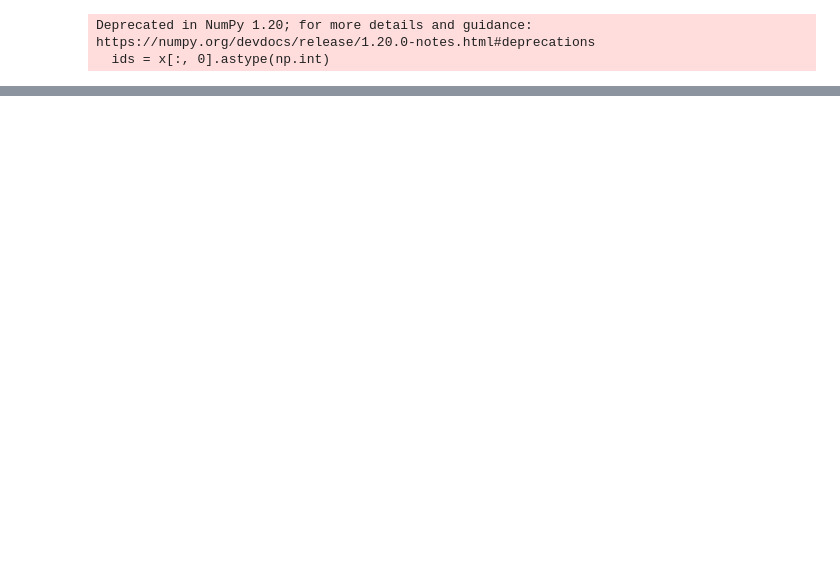
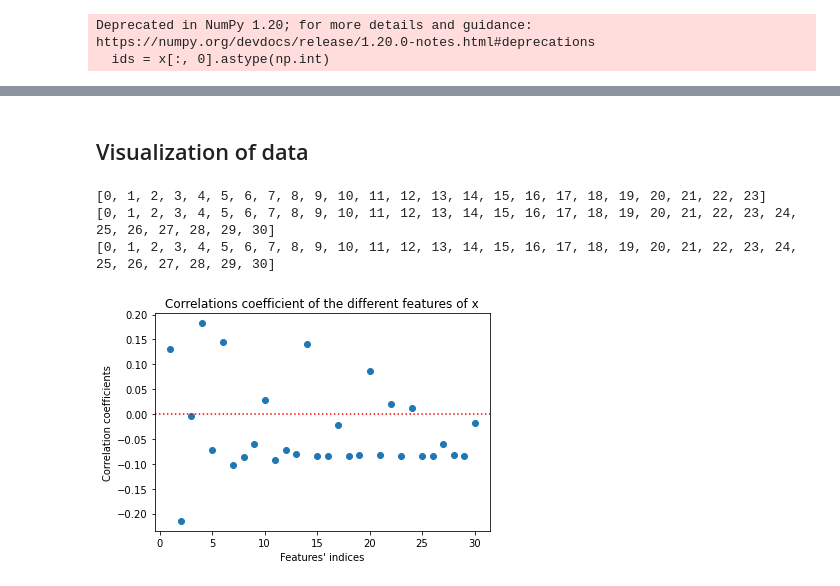
Before and after one commit to AntoineBoyerGabarra/ML_2022, a Jupyter notebook: run.ipynb, the cells around one changed output, grey strips where cells are left out. Drawn from its saved outputs; the diff is of its cells as text; code cells hidden in the pictures; blank space fills up the shorter version.

```diff
--- a/run.ipynb
+++ b/run.ipynb
@@ -96,6 +345,6 @@ print(x)
 # %%
-train_data = load_csv_data('train.csv', sub_sample=True)
-#test_data = load_csv_data('test.csv', sub_sample=False)
+train_data = load_csv_data('train.csv', sub_sample=False) #load the training data
+test_data = load_csv_data('test.csv', sub_sample=False) #load the testing data
 # %% [output]
 Deprecated in NumPy 1.20; for more details and guidance: https://numpy.org/devdocs/release/1.20.0-notes.html#deprecations
   ids = x[:, 0].astype(np.int)
@@ -196,0 +351,2 @@ y_clean = y
+# %%
+y = train_data[0]
@@ -197 +529,10 @@ y_clean = y
+# %%
+#simple test on training data
+test = 0
+
+for i in range(len(pred4V)):
+        if(pred4V[i] != np.array(train_data[0])[i]):
+            test += 1
+
+print(test)
 # %%
@@ -381,0 +591,47 @@ print("test 8 : " + str(1 - test/len(predi_t8)))
+# %% [markdown]
+## Visualization of data
+# %%
+#plot the correlation values betweeny and each feature against the ids of the features
+def corrplot(ind, corr):
+    plt.scatter(ind, corr, )
+    plt.axhline(0, c='r', ls=':')
+    plt.title("Correlations coefficient of the different features of x")
+    plt.ylabel("Correlation coefficients")
+    plt.xlabel("Features' indices")
+    plt.savefig('Corrplot.png', dpi=300, bbox_inches='tight')
+
+#compute the correlation coeffincients between y and each of the features of x
+corr0 = []
+corr1 = []
+corr2 = []
+corr3 = []
+for i in range(len(tx0[1])):
+    feat0 = extract(tx0,i)
+    corr0.append(np.corrcoef(y0,feat0)[0,1])
+for i in range(len(tx1[1])):
+    feat1 = extract(tx1,i)
+    corr1.append(np.corrcoef(y1,feat1)[0,1])
+for i in range(len(tx2[1])):
+    feat2 = extract(tx2,i)
+    corr2.append(np.corrcoef(y2,feat2)[0,1])
+for i in range(len(tx3[1])):
+    feat3 = extract(tx3,i)
+    corr3.append(np.corrcoef(y3,feat3)[0,1])
+
+#get an array corresponding to the indices of each feature
+def listFrom1toN(n):
+    return list(range(0,n))
+ind0 = listFrom1toN(len(tx0[1]))
+ind1 = listFrom1toN(len(tx1[1]))
+ind2 = listFrom1toN(len(tx2[1]))
+ind3 = listFrom1toN(len(tx3[1]))
+
+#corrplot(ind0, corr0)
+#corrplot(ind1, corr1)
+#corrplot(ind2, corr2)
+corrplot(ind3, corr3)
+# %% [output]
+[0, 1, 2, 3, 4, 5, 6, 7, 8, 9, 10, 11, 12, 13, 14, 15, 16, 17, 18, 19, 20, 21, 22, 23]
+[0, 1, 2, 3, 4, 5, 6, 7, 8, 9, 10, 11, 12, 13, 14, 15, 16, 17, 18, 19, 20, 21, 22, 23, 24, 25, 26, 27, 28, 29, 30]
+[0, 1, 2, 3, 4, 5, 6, 7, 8, 9, 10, 11, 12, 13, 14, 15, 16, 17, 18, 19, 20, 21, 22, 23, 24, 25, 26, 27, 28, 29, 30]
+[figure, added]
```
Also changed, not shown: parts of 24 cells of this notebook, 1 other file.
